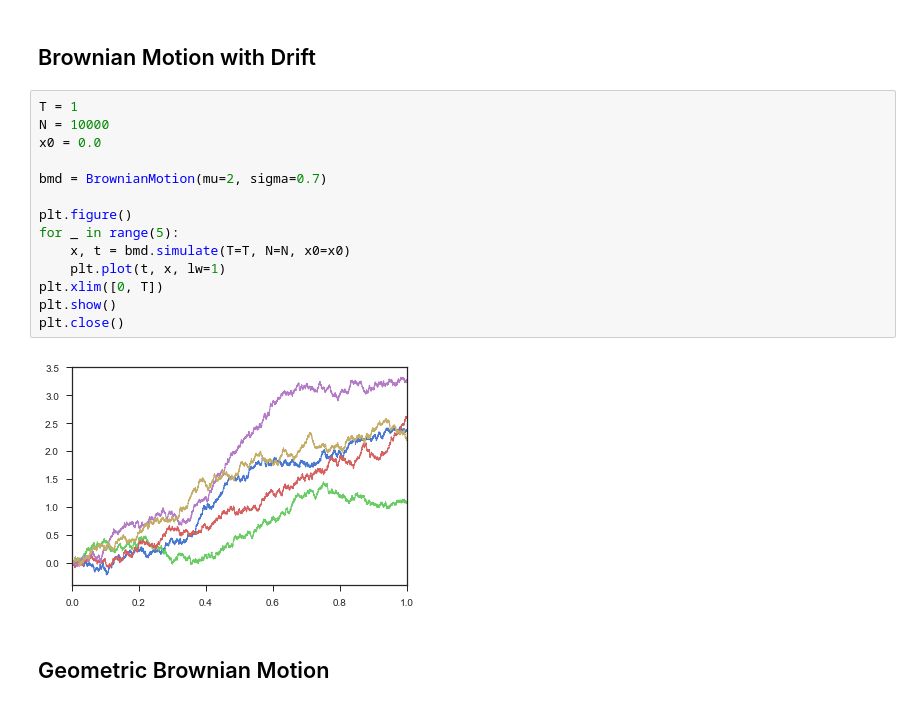
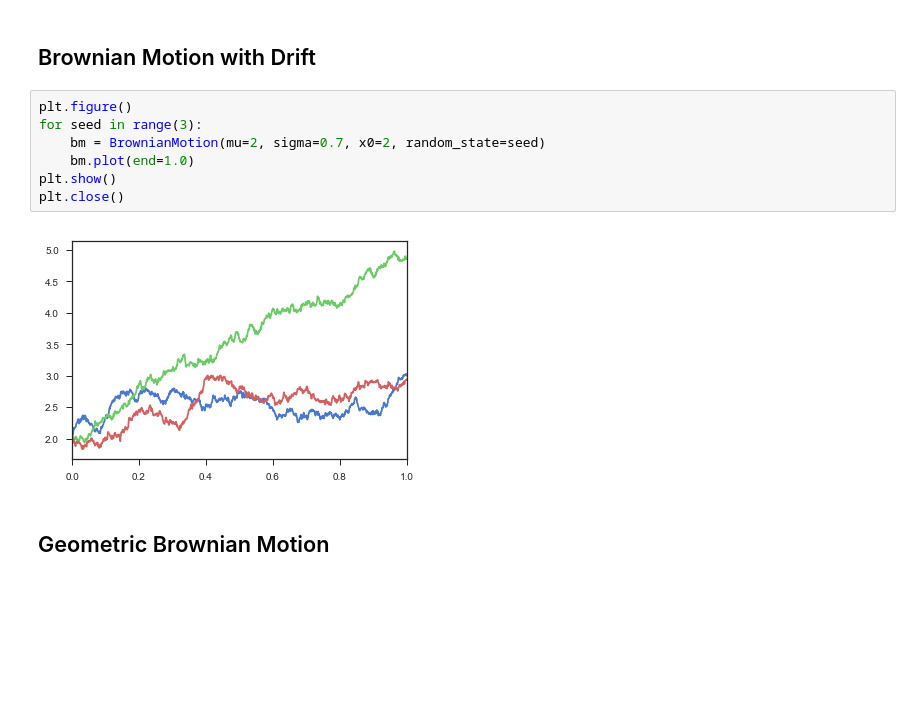
Before and after one commit to artemmavrin/StatTools, a Jupyter notebook: examples/Ito Diffusions.ipynb, the cells around one changed output. Drawn from its saved outputs; the diff is of its cells as text; blank space fills up the shorter version.

```diff
--- a/examples/Ito Diffusions.ipynb
+++ b/examples/Ito Diffusions.ipynb
@@ -40,20 +30,13 @@ plt.close()
 # %% [markdown]
 ## Brownian Motion with Drift
-# %%
-T = 1
-N = 10000
-x0 = 0.0
-
-bmd = BrownianMotion(mu=2, sigma=0.7)
-
-plt.figure()
-for _ in range(5):
-    x, t = bmd.simulate(T=T, N=N, x0=x0)
-    plt.plot(t, x, lw=1)
-plt.xlim([0, T])
-plt.show()
-plt.close()
-# %% [output]
-[figure, removed]
+# %%
+plt.figure()
+for seed in range(3):
+    bm = BrownianMotion(mu=2, sigma=0.7, x0=2, random_state=seed)
+    bm.plot(end=1.0)
+plt.show()
+plt.close()
+# %% [output]
+[figure, added]
 # %% [markdown]
 ## Geometric Brownian Motion
```
Also changed, not shown: parts of 8 cells of this notebook, 2 other files.
